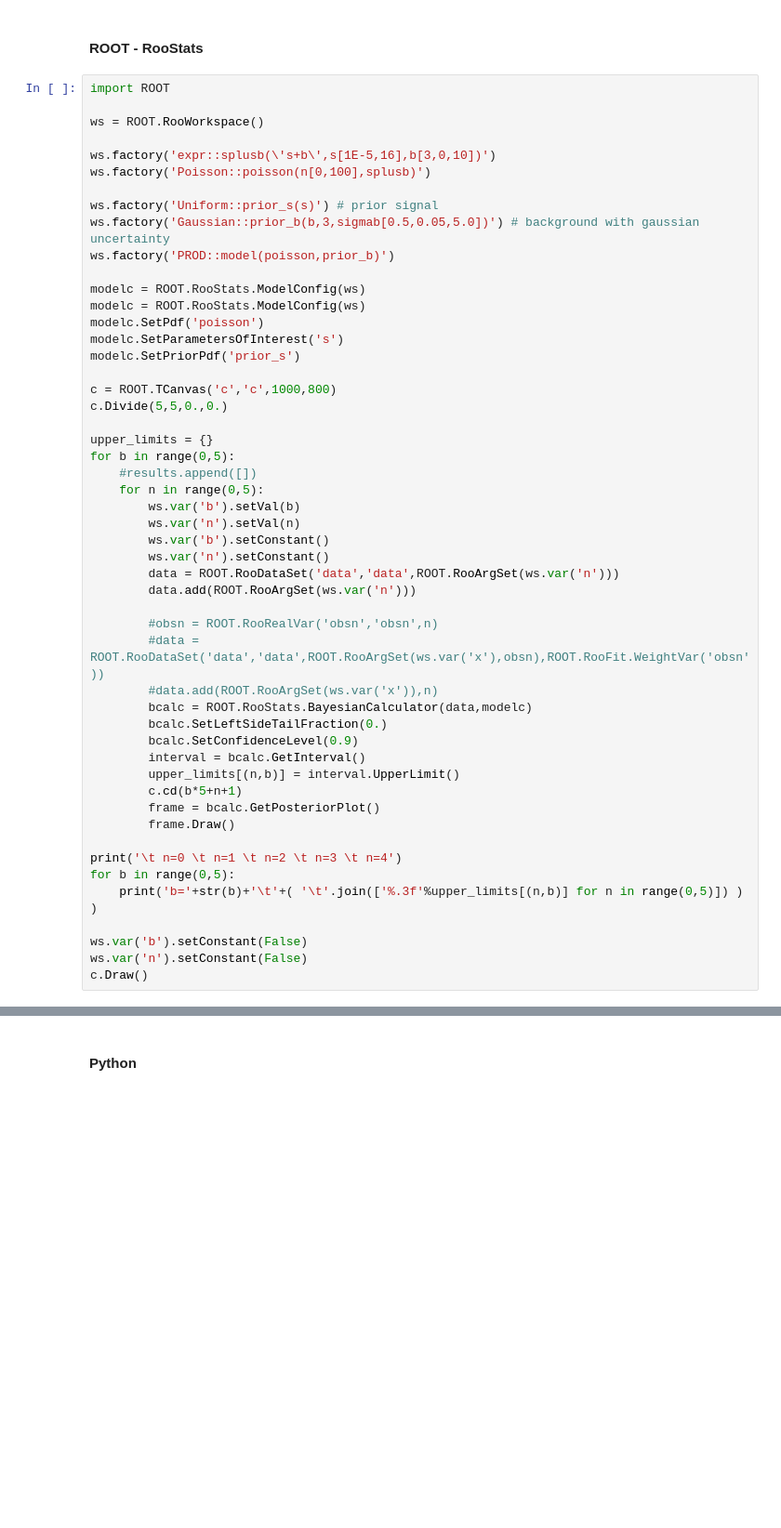
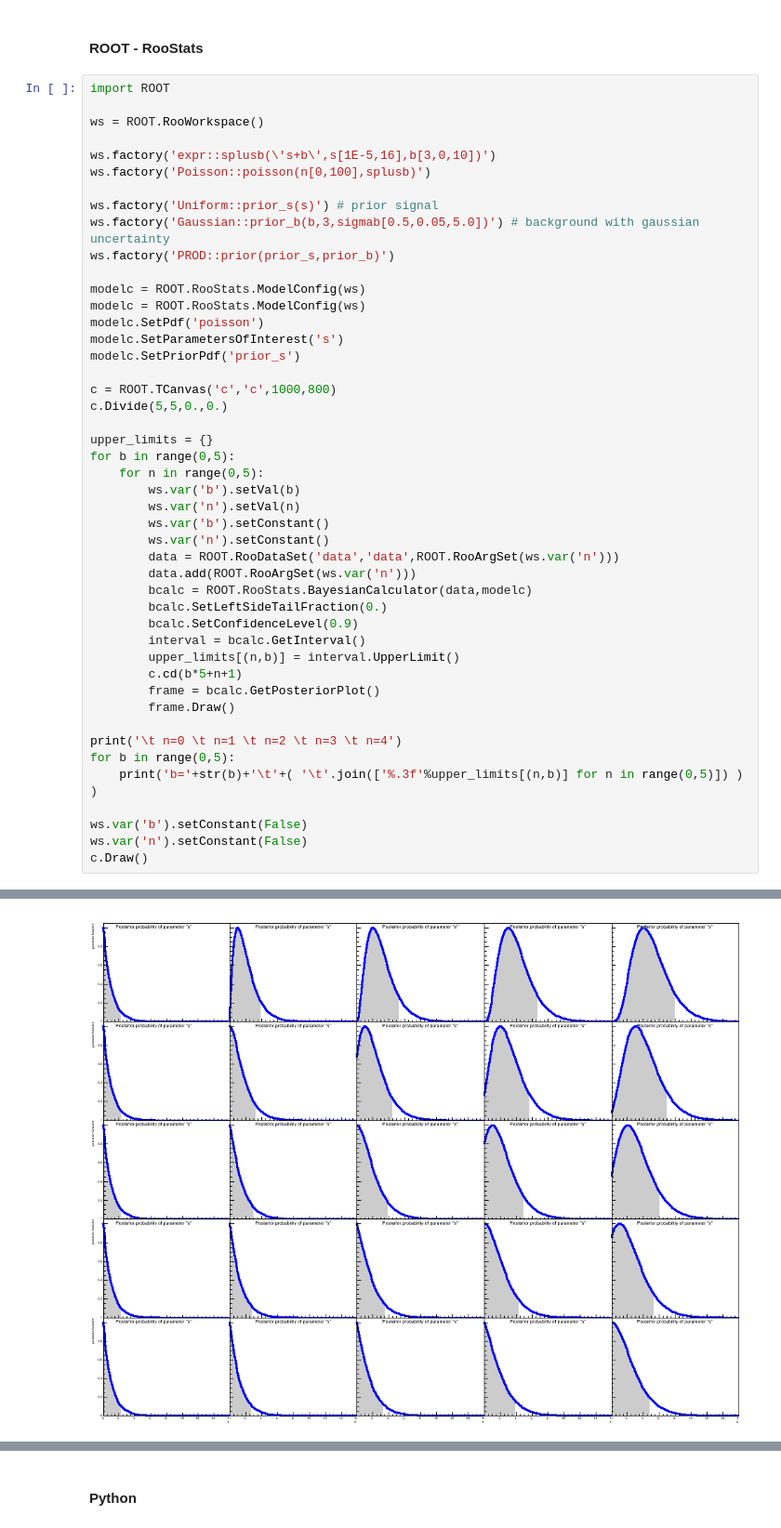
Before and after one commit to amerli90/LecturesMAD22-23, a Jupyter notebook: Counting_experiment.ipynb, the cells around one changed output, grey strips where cells are left out. Shown at 93% size. Cells and saved outputs as stored; diff of their text form; blank space fills up the shorter version.

```diff
--- a/Counting_experiment.ipynb
+++ b/Counting_experiment.ipynb
@@ -131,7 +150,7 @@ ws.factory('Poisson::poisson(n[0,100],splusb)')
 
 ws.factory('Uniform::prior_s(s)') # prior signal
 ws.factory('Gaussian::prior_b(b,3,sigmab[0.5,0.05,5.0])') # background with gaussian uncertainty
-ws.factory('PROD::model(poisson,prior_b)')
+ws.factory('PROD::prior(prior_s,prior_b)')
 
 modelc = ROOT.RooStats.ModelConfig(ws)
 modelc = ROOT.RooStats.ModelConfig(ws)
@@ -144,7 +163,6 @@ c.Divide(5,5,0.,0.)
 
 upper_limits = {}
 for b in range(0,5):
-    #results.append([])
     for n in range(0,5):
         ws.var('b').setVal(b)
         ws.var('n').setVal(n)
@@ -152,10 +170,6 @@ for b in range(0,5):
         ws.var('n').setConstant()
         data = ROOT.RooDataSet('data','data',ROOT.RooArgSet(ws.var('n')))
         data.add(ROOT.RooArgSet(ws.var('n')))
-
-        #obsn = ROOT.RooRealVar('obsn','obsn',n)
-        #data = ROOT.RooDataSet('data','data',ROOT.RooArgSet(ws.var('x'),obsn),ROOT.RooFit.WeightVar('obsn'))
-        #data.add(ROOT.RooArgSet(ws.var('x')),n)
         bcalc = ROOT.RooStats.BayesianCalculator(data,modelc)
         bcalc.SetLeftSideTailFraction(0.)
         bcalc.SetConfidenceLevel(0.9)
@@ -172,3 +186,4 @@ for b in range(0,5):
 ws.var('b').setConstant(False)
 ws.var('n').setConstant(False)
 c.Draw()
+# %% [output]
@@ -174,0 +207 @@ c.Draw()
+[figure, added]
```
Also changed, not shown: parts of 23 cells of this notebook.
